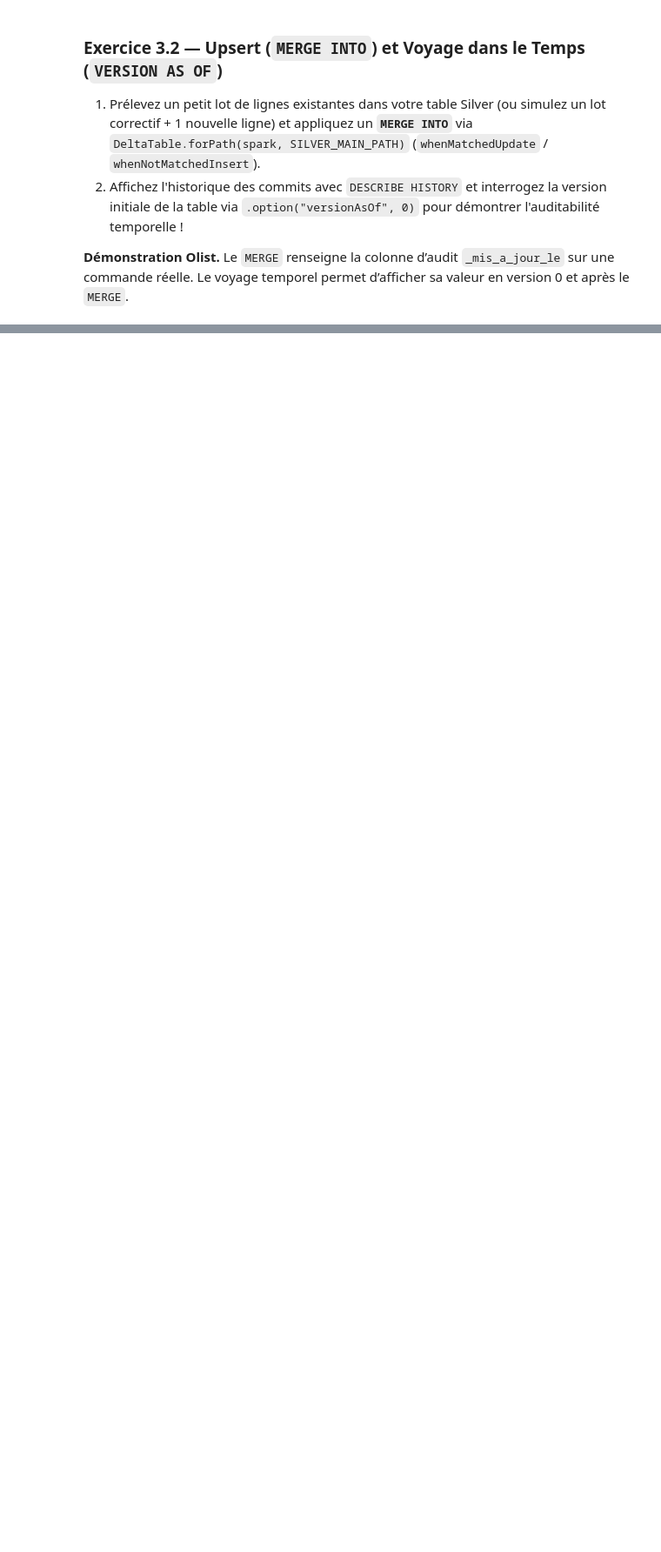
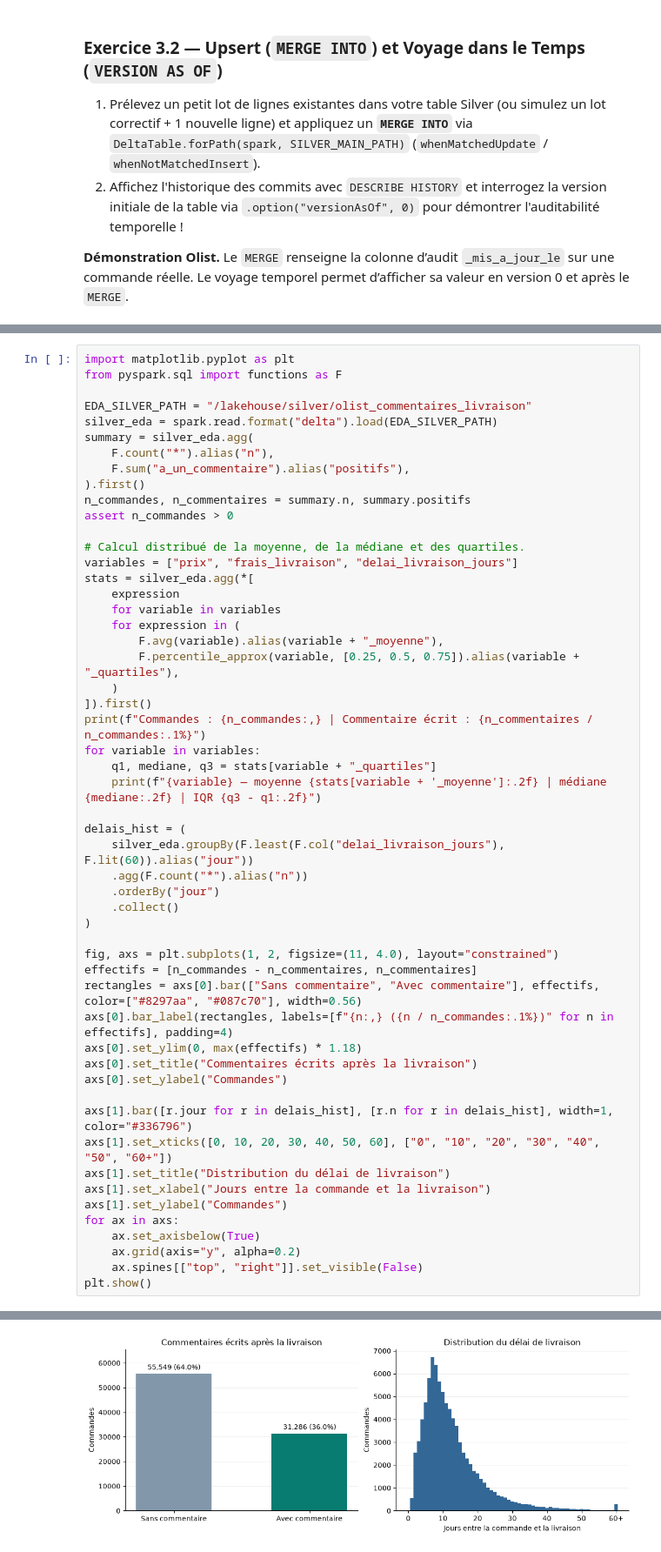
Before and after one commit to Snowlly/hadoop-kaggle, a Jupyter notebook: notebooks/J2_Spark_Delta_Silver.ipynb, the cells around one changed output, grey strips where cells are left out. Shown at 87% size. Cells and saved outputs as stored; diff of their text form; blank space fills up the shorter version.

Commit message:
J2 ADD diagrame

```diff
--- a/notebooks/J2_Spark_Delta_Silver.ipynb
+++ b/notebooks/J2_Spark_Delta_Silver.ipynb
@@ -328,0 +361,54 @@ Version 0 : None | Version actuelle : 2026-11-17 14:26:58.768950
+# %%
+import matplotlib.pyplot as plt
+from pyspark.sql import functions as F
+
+EDA_SILVER_PATH = "/lakehouse/silver/olist_commentaires_livraison"
+silver_eda = spark.read.format("delta").load(EDA_SILVER_PATH)
+summary = silver_eda.agg(
+    F.count("*").alias("n"),
+    F.sum("a_un_commentaire").alias("positifs"),
+).first()
+n_commandes, n_commentaires = summary.n, summary.positifs
+assert n_commandes > 0
+
+# Calcul distribué de la moyenne, de la médiane et des quartiles.
+variables = ["prix", "frais_livraison", "delai_livraison_jours"]
+stats = silver_eda.agg(*[
+    expression
+    for variable in variables
+    for expression in (
+        F.avg(variable).alias(variable + "_moyenne"),
+        F.percentile_approx(variable, [0.25, 0.5, 0.75]).alias(variable + "_quartiles"),
+    )
+]).first()
+print(f"Commandes : {n_commandes:,} | Commentaire écrit : {n_commentaires / n_commandes:.1%}")
+for variable in variables:
+    q1, mediane, q3 = stats[variable + "_quartiles"]
+    print(f"{variable} — moyenne {stats[variable + '_moyenne']:.2f} | médiane {mediane:.2f} | IQR {q3 - q1:.2f}")
+
+delais_hist = (
+    silver_eda.groupBy(F.least(F.col("delai_livraison_jours"), F.lit(60)).alias("jour"))
+    .agg(F.count("*").alias("n"))
+    .orderBy("jour")
+    .collect()
+)
+
+fig, axs = plt.subplots(1, 2, figsize=(11, 4.0), layout="constrained")
+effectifs = [n_commandes - n_commentaires, n_commentaires]
+rectangles = axs[0].bar(["Sans commentaire", "Avec commentaire"], effectifs, color=["#8297aa", "#087c70"], width=0.56)
+axs[0].bar_label(rectangles, labels=[f"{n:,} ({n / n_commandes:.1%})" for n in effectifs], padding=4)
+axs[0].set_ylim(0, max(effectifs) * 1.18)
+axs[0].set_title("Commentaires écrits après la livraison")
+axs[0].set_ylabel("Commandes")
+
+axs[1].bar([r.jour for r in delais_hist], [r.n for r in delais_hist], width=1, color="#336796")
+axs[1].set_xticks([0, 10, 20, 30, 40, 50, 60], ["0", "10", "20", "30", "40", "50", "60+"])
+axs[1].set_title("Distribution du délai de livraison")
+axs[1].set_xlabel("Jours entre la commande et la livraison")
+axs[1].set_ylabel("Commandes")
+for ax in axs:
+    ax.set_axisbelow(True)
+    ax.grid(axis="y", alpha=0.2)
+    ax.spines[["top", "right"]].set_visible(False)
+plt.show()
+# %% [output]
@@ -328,0 +419 @@ Version 0 : None | Version actuelle : 2026-11-17 14:26:58.768950
+[figure, added]
```
Also changed, not shown: parts of 12 cells of this notebook, 2 other files.
